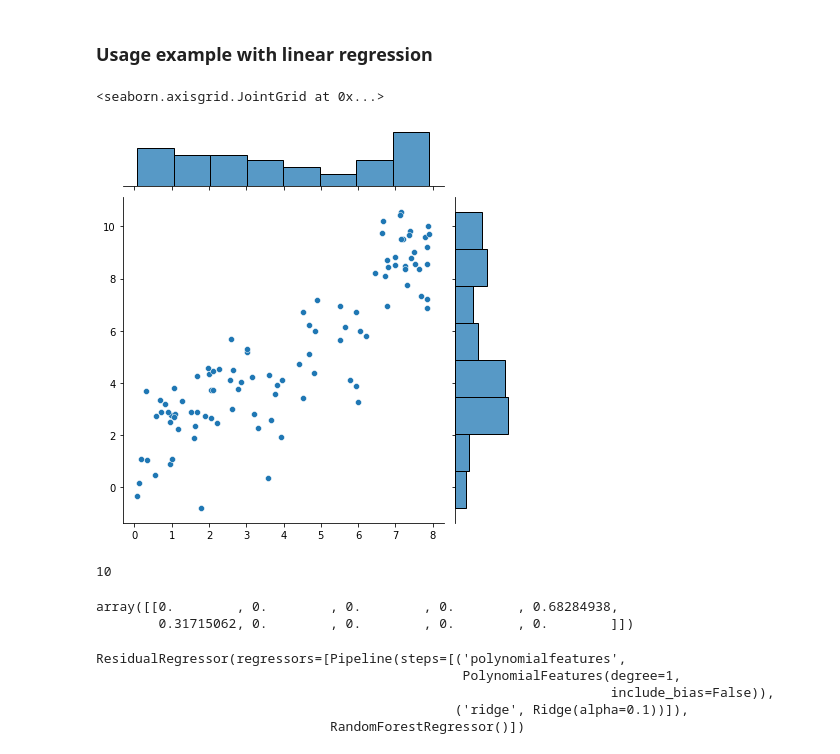
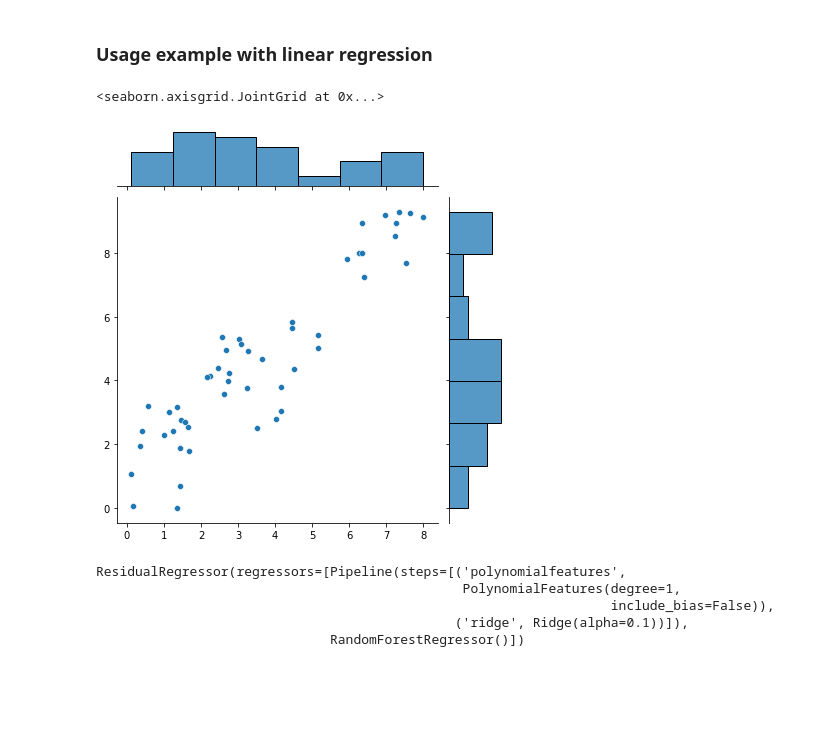
Before and after one commit to AlanGanem/replan, a Jupyter notebook: notebooks_dev/replan.ipynb, the cells around one changed output. Saved outputs shown, nothing was run; the diff lists cells and outputs as text; code cells hidden in the pictures; blank space fills up the shorter version.

```diff
--- a/notebooks_dev/replan.ipynb
+++ b/notebooks_dev/replan.ipynb
@@ -875,25 +860,25 @@ IndexError: index (44) out of range
 ### Usage example with linear regression
 # %%
 xfunc = lambda x: np.sin(x/3) + np.sin(x) + np.sin(3*x) + x
-lendata = 100
+lendata = 50
 noise_ratio = 1
 xrange = 8
 extrapolation_factor = 0.2
 
 X = xrange*np.random.random(lendata).reshape(-1,1)
 X_test = xrange*(np.random.random(lendata).reshape(-1,1)*(1+2*extrapolation_factor) - extrapolation_factor)
 
 y = xfunc(X) + noise_ratio*np.random.randn(X.shape[0], 1)
 #true signal without noise in test
 y_test = xfunc(X_test) + noise_ratio*np.random.randn(X_test.shape[0], 1)
 y_test_denoised = xfunc(X_test)
 #X[np.random.choice(np.arange(X.shape[0]), 200)] = np.nan
 #X_test[np.random.choice(np.arange(X_test.shape[0]), 200)] = np.nan
 
 sns.jointplot(X.flatten(),y.flatten())
 # %% [output]
 <seaborn.axisgrid.JointGrid at 0x...>
-[figure, old version]
+[figure, new version]
 # %%
 from sklearn.ensemble import RandomForestRegressor
 from sklearn.preprocessing import PolynomialFeatures
@@ -901,17 +886,12 @@ from sklearn.preprocessing import PolynomialFeatures
 poly_degree = 1
 polynomial_transformer = PolynomialFeatures(degree = poly_degree, interaction_only = False, include_bias = False,)
 
-#TODO heuristic for nbins max(4, min(1000, X.shape[0]**(1/2)))
-nbins =int(max(4, min(10000, int(np.power(X.shape[0],0.5)))))
-#nbins =int(max(4, min(10000, X.shape[0]//30)))
-print(nbins)
 encoder = RobustKBinsDiscretizer(
-    n_bins = nbins,
+    n_bins = 'auto',
     encode = 'fuzzy',
     strategy = 'quantile',
     handle_nan = 'ignore',
-    fuzzy_alpha=1,
-    fuzzy_jump_threshold = 0.0
+    fuzzy_alpha=1.2,
 )
 
 linear_regressor = Ridge(alpha = 0.1,fit_intercept = True, positive = False)
@@ -931,13 +911,6 @@ linear_estimator = ResidualRegressor(
     [linear_regressor, linear_estimator],
     residual_split_fraction = None
 )
-# %% [output]
-10
-# %%
-encoder.fit_transform(X)[2].A
-# %% [output]
-array([[0.        , 0.        , 0.        , 0.        , 0.68284938,
-        0.31715062, 0.        , 0.        , 0.        , 0.        ]])
 # %%
 linear_estimator.fit(X,y)
 forest.fit(X,y)
```
Also changed, not shown: parts of 9 cells of this notebook.
